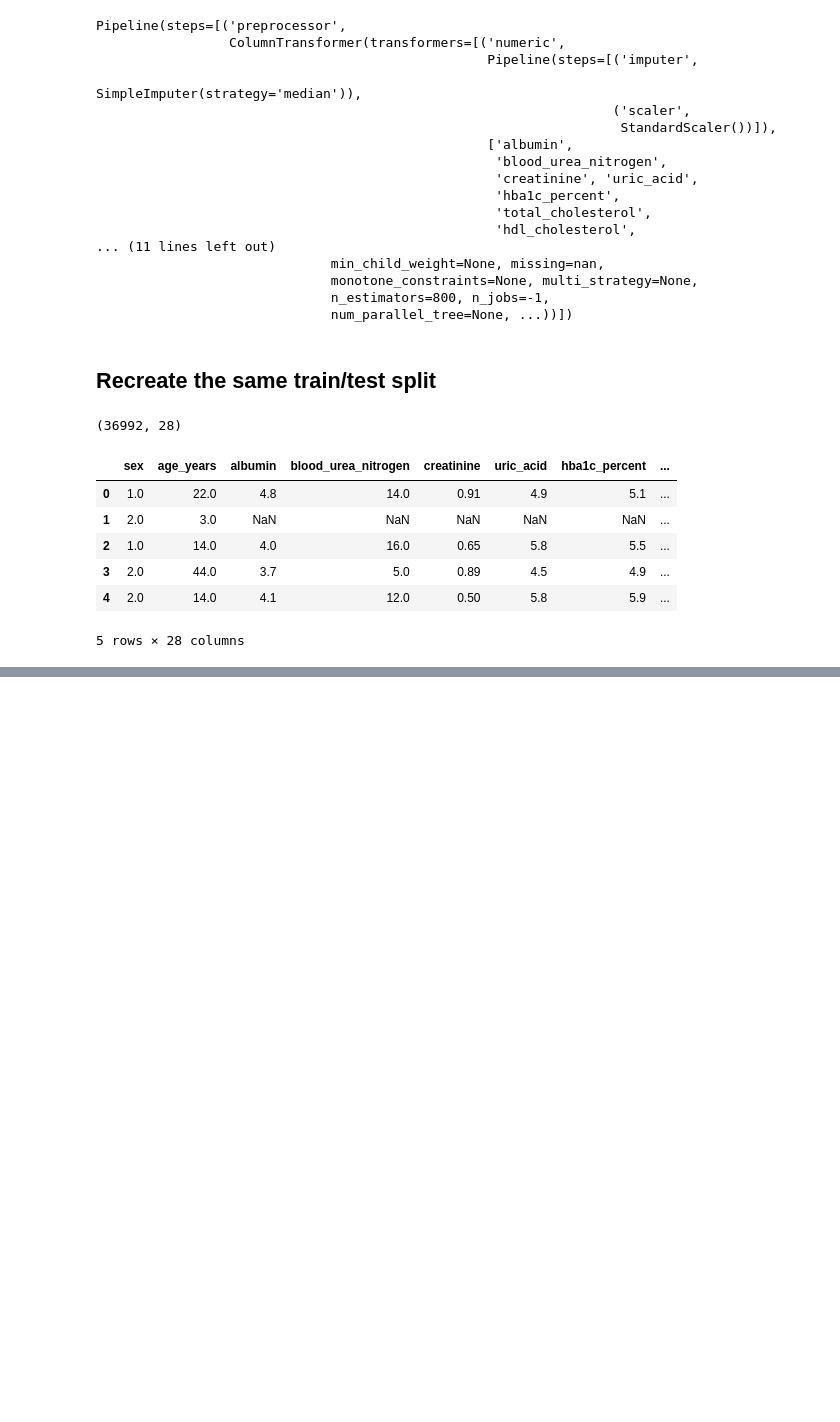
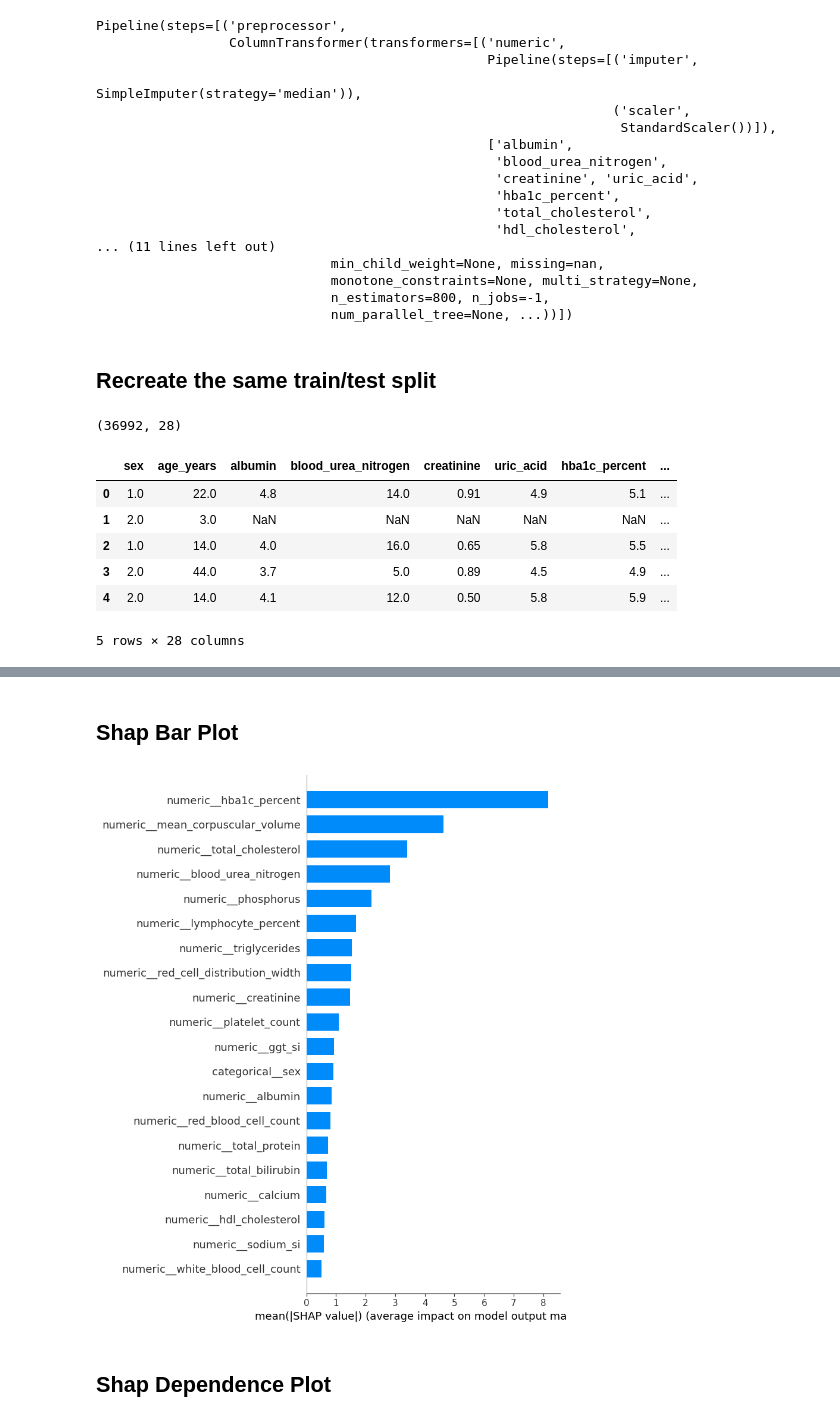
Before and after one commit to AnujCh07ML/BAP_upgrade, a Jupyter notebook: notebooks/shap_analysis.ipynb, the cells around one changed output, grey strips where cells are left out. Drawn from its saved outputs; the diff is of its cells as text; code cells hidden in the pictures; blank space fills up the shorter version.

```diff
--- a/notebooks/shap_analysis.ipynb
+++ b/notebooks/shap_analysis.ipynb
@@ -64,0 +220,26 @@ y = df[TARGET]
+# %% [markdown]
+## Shap Bar Plot
+# %%
+plt.figure(figsize=(10, 8))
+
+shap.summary_plot(
+    shap_values,
+    X_test_transformed,
+    plot_type="bar",
+    max_display=20,
+    show=False,
+)
+
+plt.tight_layout()
+
+plt.savefig(
+    "../outputs/plots/shap_bar.png",
+    dpi=300,
+    bbox_inches="tight",
+)
+
+plt.show()
+# %% [output]
+[figure, added]
+# %% [markdown]
+## Shap Dependence Plot
```
Also changed, not shown: parts of 27 cells of this notebook, 8 other files.
